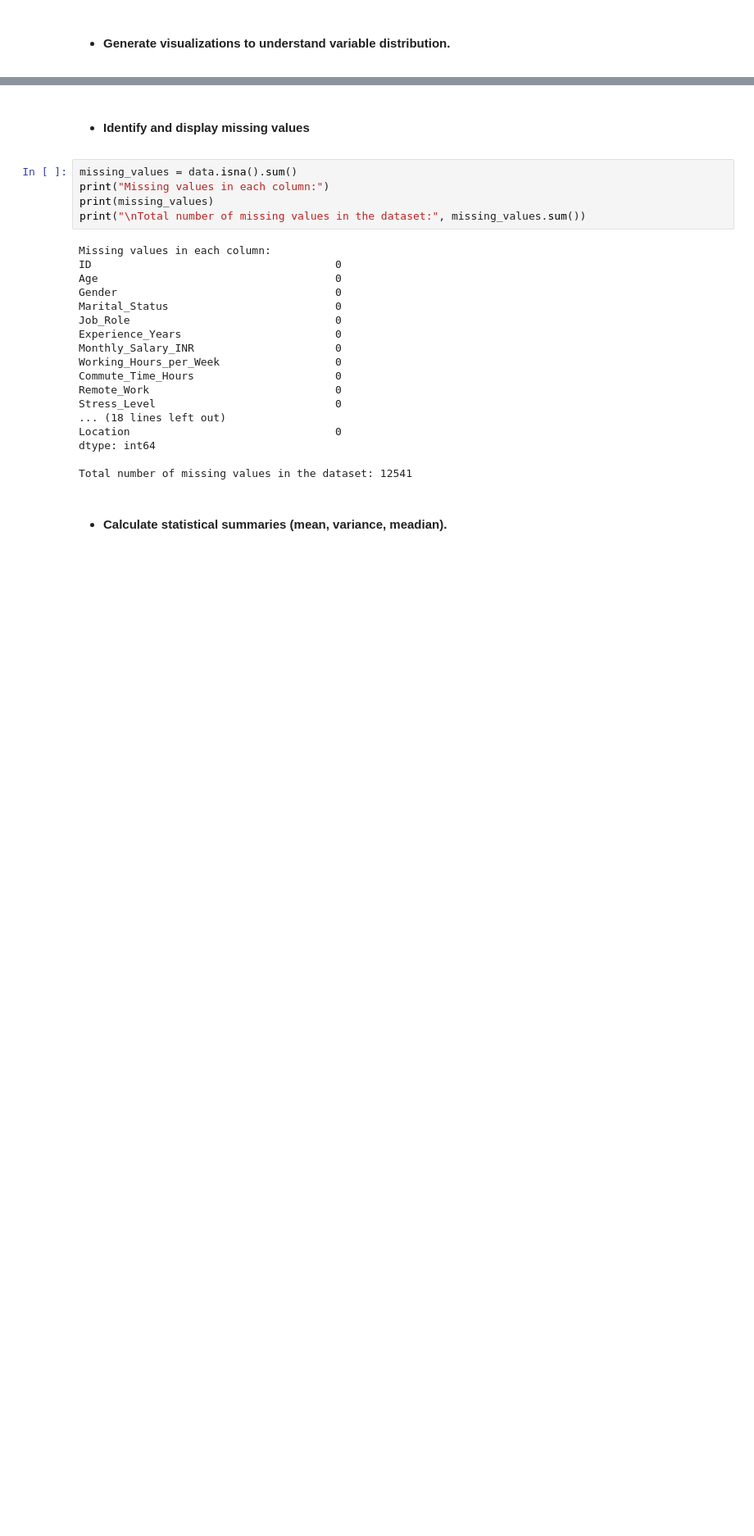
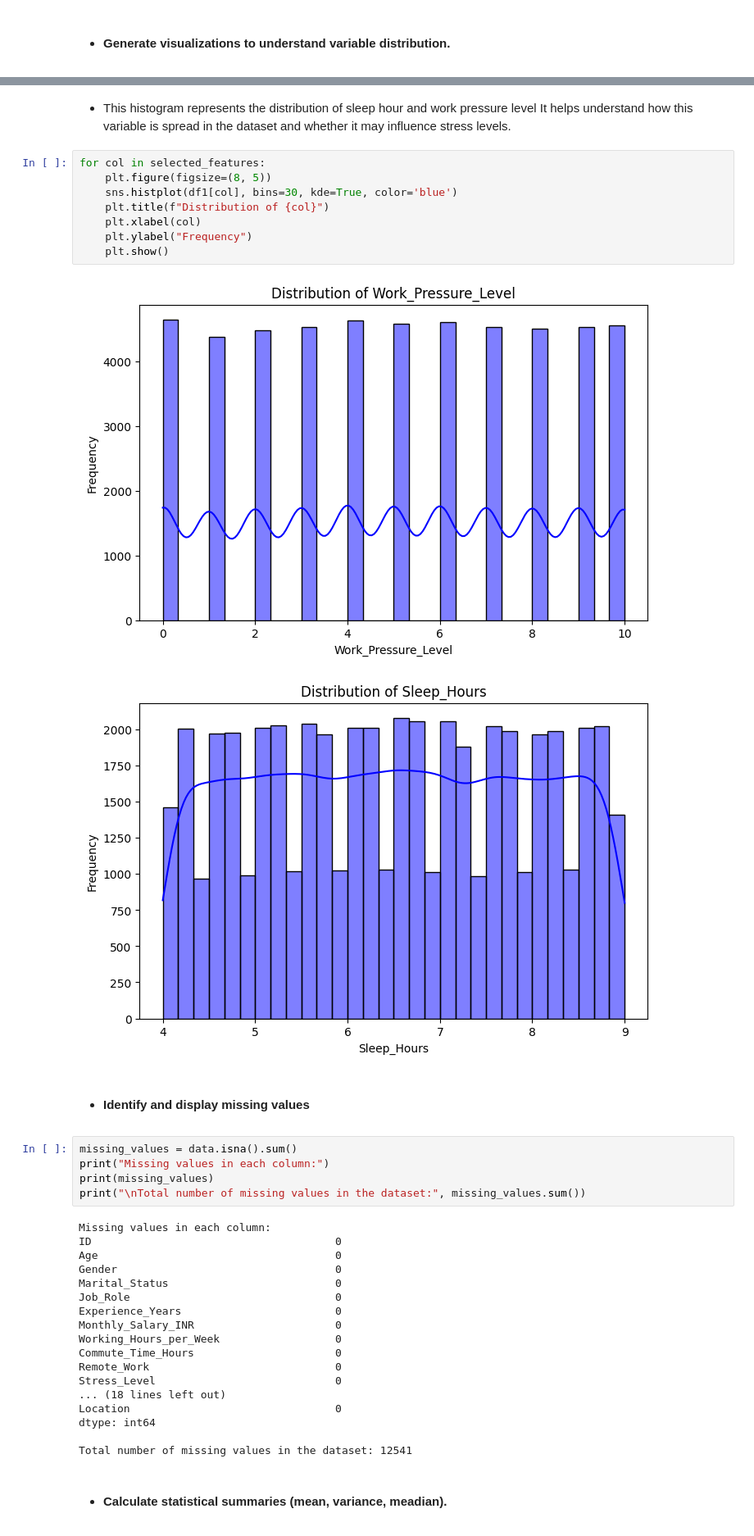
Before and after one commit to SanaAlotaibi/DataMiningProject, a Jupyter notebook: phase2.ipynb, the cells around one changed output, grey strips where cells are left out. Shown at 82% size. Cells and saved outputs as stored; diff of their text form; blank space fills up the shorter version.

```diff
--- a/phase2.ipynb
+++ b/phase2.ipynb
@@ -34,3 +85,16 @@ print(data.head(5))
+# %% [markdown]
+- This histogram represents the distribution of sleep hour and work pressure level It helps understand how this variable is spread in the dataset and whether it may influence stress levels.
+# %%
+for col in selected_features:
+    plt.figure(figsize=(8, 5))
+    sns.histplot(df1[col], bins=30, kde=True, color='blue')
+    plt.title(f"Distribution of {col}")
+    plt.xlabel(col)
+    plt.ylabel("Frequency")
+    plt.show()
+# %% [output]
+[figure, added]
+[figure, added]
 # %% [markdown]
 - #### Identify and display missing values
 # %%
```
Also changed, not shown: parts of 10 cells of this notebook.
